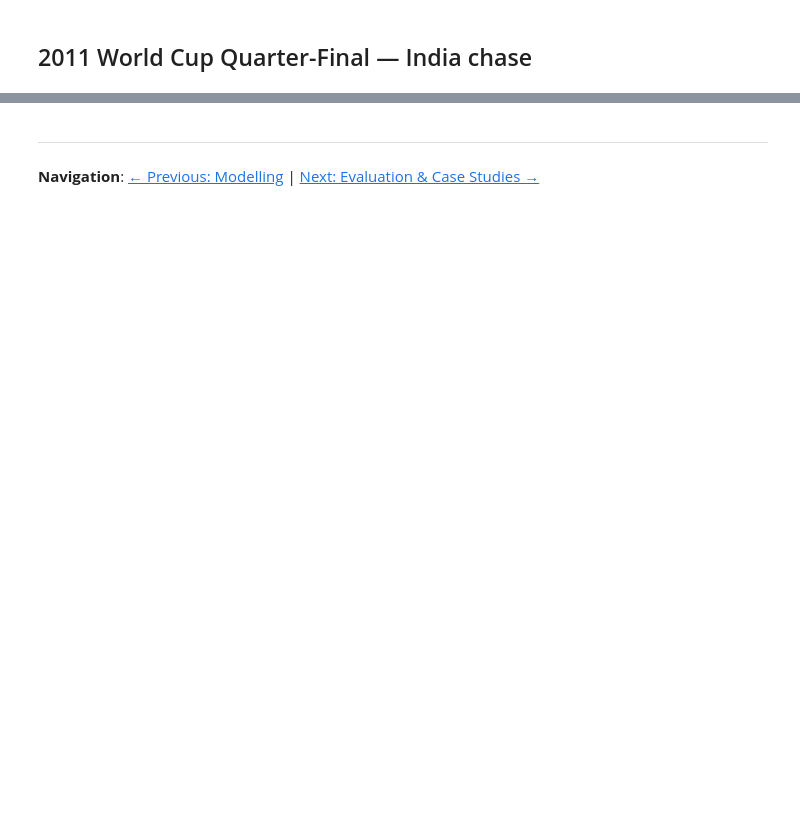
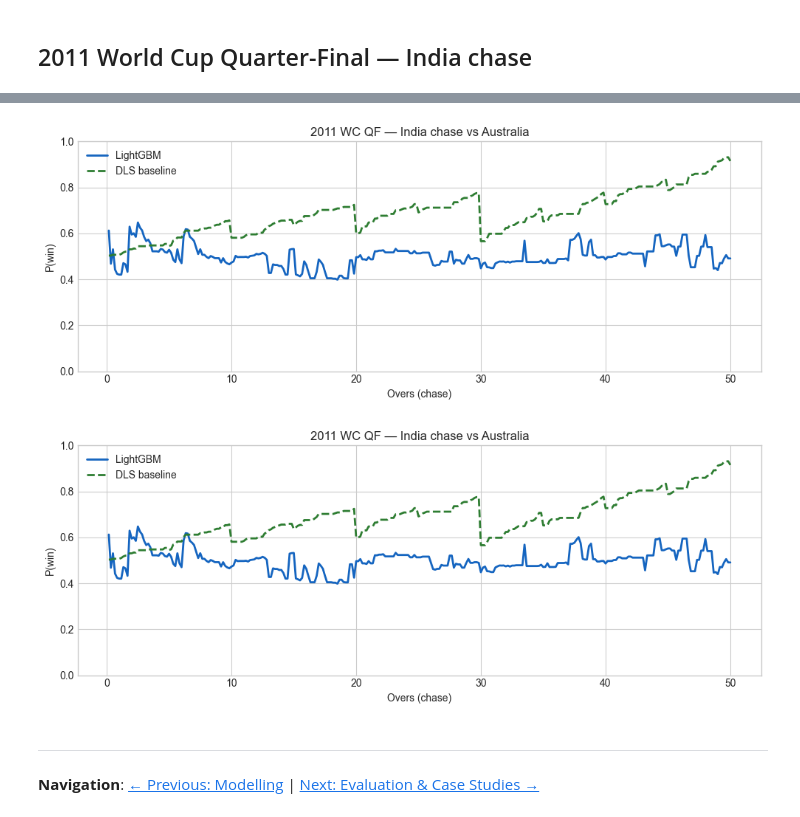
Before and after one commit to areeslindley/projects-website, a Jupyter notebook: projects/cricket-win-probability/05_live_charts.ipynb, the cells around one changed output, grey strips where cells are left out. Drawn from its saved outputs; the diff is of its cells as text; code cells hidden in the pictures; blank space fills up the shorter version.

```diff
--- a/projects/cricket-win-probability/05_live_charts.ipynb
+++ b/projects/cricket-win-probability/05_live_charts.ipynb
@@ -39,13 +40,16 @@ feature_cols = [
     'overs_completed', 'phase_powerplay', 'phase_death',
 ]
 # %%
+def win_prob_states(doc):
+    states = build_game_states(doc).copy()
+    first_runs = int(states['target'].iloc[0] - 1)
+    states['dls_prob'] = dls_win_probability(states, first_runs)
+    states['ml_prob'] = lgbm.predict_proba(states[feature_cols])[:, 1]
+    return states
+
 def win_prob_chart(doc, title):
-    states = build_game_states(doc)
-    first_runs = int(states['target'].iloc[0] - 1)
-    states = states.copy()
-    states['dls_prob'] = dls_win_probability(states, first_runs)
-    X = states[feature_cols]
-    states['ml_prob'] = lgbm.predict_proba(X)[:, 1]
+    """Plotly figure; use display_plotly() so Jupyter Book embeds HTML."""
+    states = win_prob_states(doc)
     fig = go.Figure()
     fig.add_trace(go.Scatter(x=states['overs_completed'], y=states['ml_prob'],
                              mode='lines', name='LightGBM', line=dict(color='#1565c0', width=2)))
@@ -59,5 +63,24 @@ def win_prob_chart(doc, title):
     fig.update_layout(title=title, xaxis_title='Overs (chase)', yaxis_title='P(win)',
                       yaxis=dict(range=[0, 1]), template='plotly_white', height=450)
     return fig
+
+def display_plotly(fig):
+    """Embed Plotly with CDN JS — fig.show() is blank in Jupyter Book HTML."""
+    display(HTML(fig.to_html(include_plotlyjs='cdn', full_html=False)))
+
+def plot_win_prob_mpl(states, title, save_path=None):
+    fig, ax = plt.subplots(figsize=(10, 4))
+    ax.plot(states['overs_completed'], states['ml_prob'], label='LightGBM', color='#1565c0', linewidth=2)
+    ax.plot(states['overs_completed'], states['dls_prob'], label='DLS baseline', color='#2e7d32', linewidth=2, linestyle='--')
+    ax.set_xlabel('Overs (chase)')
+    ax.set_ylabel('P(win)')
+    ax.set_ylim(0, 1)
+    ax.set_title(title)
+    ax.legend()
+    plt.tight_layout()
+    if save_path is not None:
+        fig.savefig(save_path, dpi=120)
+    plt.show()
+    return fig
 # %% [markdown]
 ## 2019 World Cup Final
@@ -86,4 +101,7 @@ plt.show()
 ## 2011 World Cup Quarter-Final — India chase
 # %%
 doc2 = load_cricsheet_json(SAMPLE_DIR / '2011_wc_qf_ind_aus.json')
-win_prob_chart(doc2, '2011 WC QF — India chase vs Australia').show()
+states2 = win_prob_states(doc2)
+display_plotly(win_prob_chart(doc2, '2011 WC QF — India chase vs Australia'))
+plot_win_prob_mpl(states2, '2011 WC QF — India chase vs Australia')
+# %% [output]
@@ -90,3 +109,5 @@ win_prob_chart(doc2, '2011 WC QF — India chase vs Australia').show()
+[figure, added]
+[figure, added]
 # %% [markdown]
 ---
 
```
Also changed, not shown: parts of 4 cells of this notebook, 1 other file.
